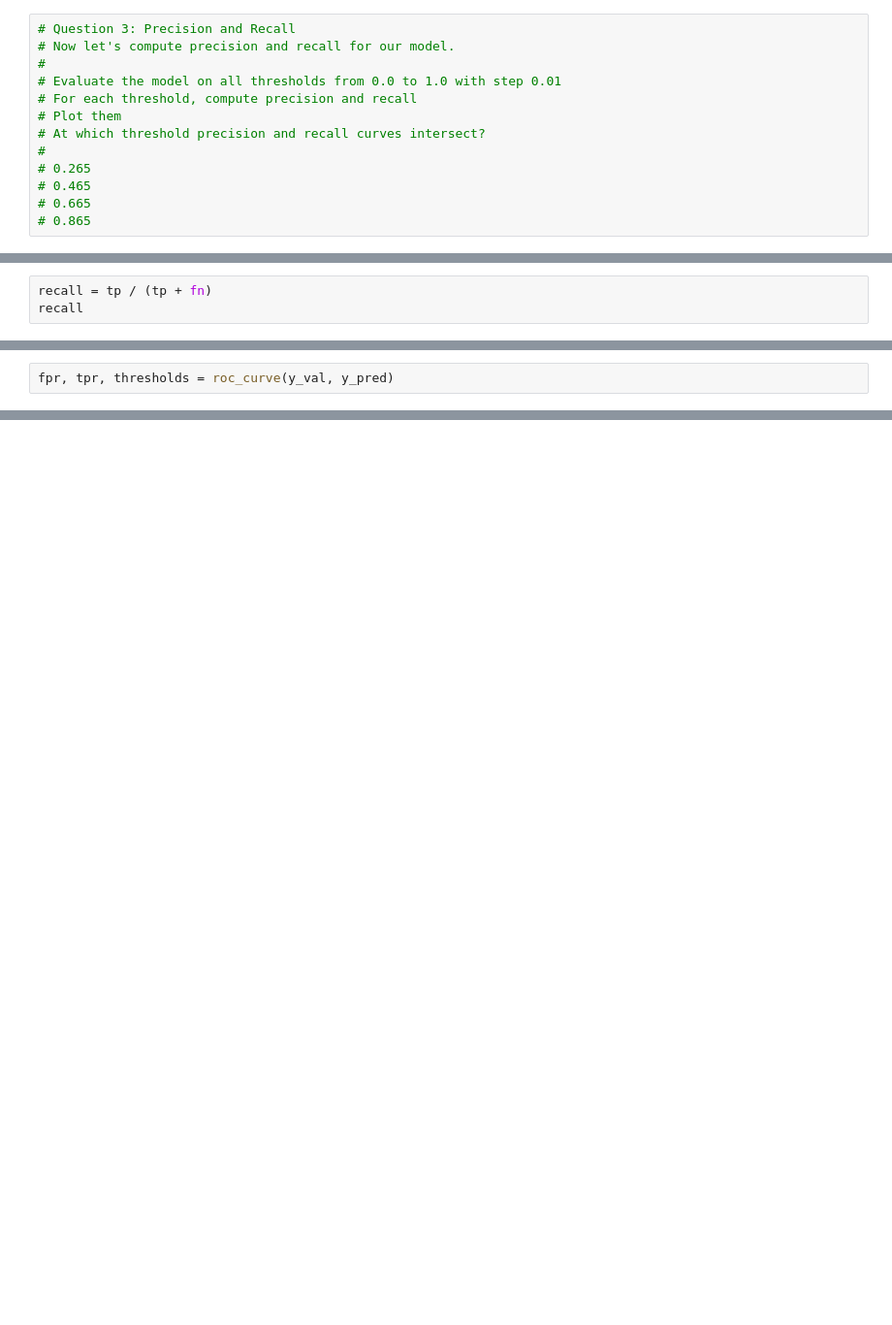
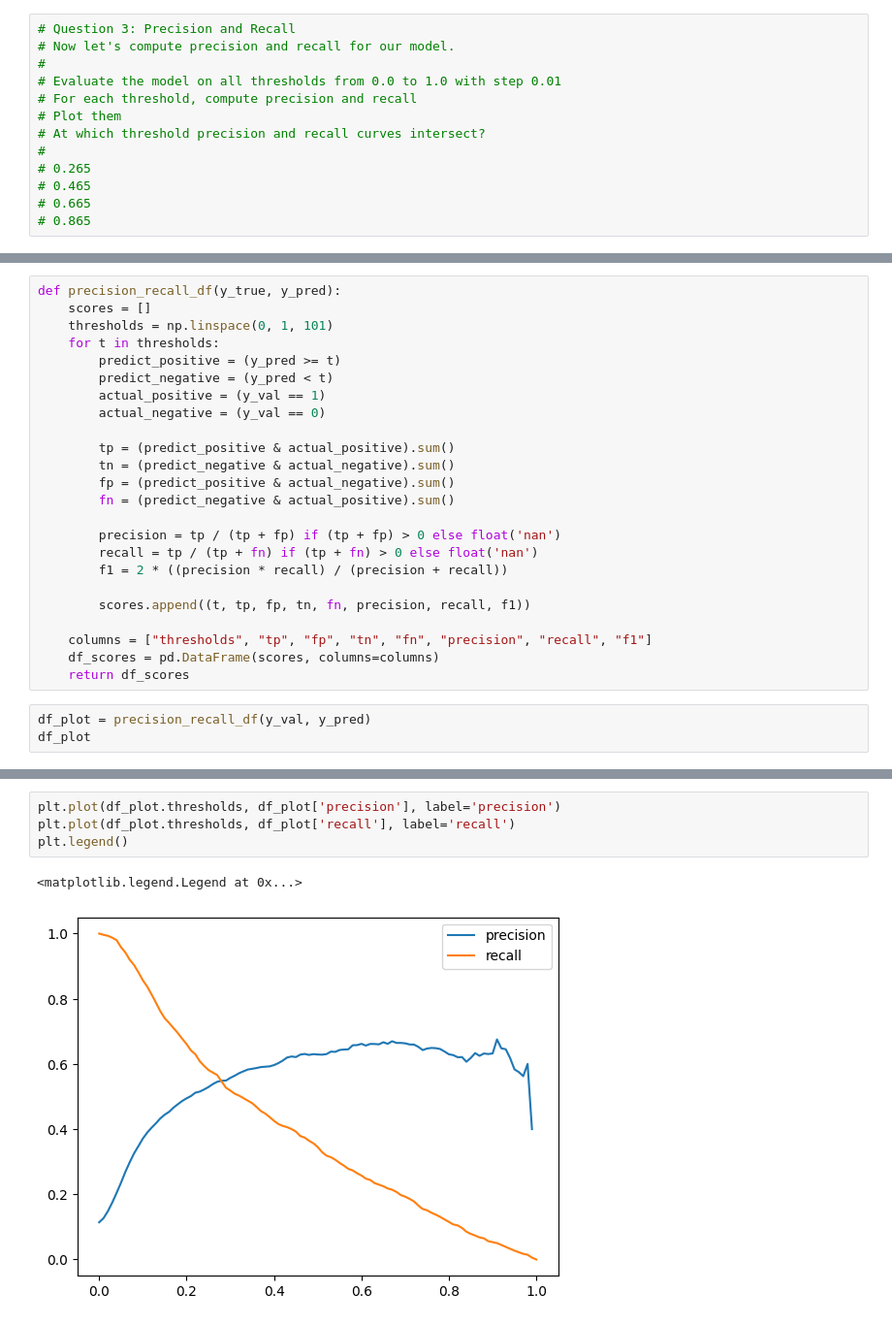
Before and after one commit to 7Starik7/rd-ml-zoomcamp-2024, a Jupyter notebook: notebooks/Homework4.ipynb, the cells around one changed output, grey strips where cells are left out. Shown: that part at 97% size. Drawn from its saved outputs; the diff is of its cells as text; blank space fills up the shorter version.

```diff
--- a/notebooks/Homework4.ipynb
+++ b/notebooks/Homework4.ipynb
@@ -233,3 +180,0 @@ np.float64(0.6695059625212947)
-# %%
-recall = tp / (tp + fn)
-recall
@@ -248,2 +180,0 @@ np.float64(0.024246969128858892)
-# %%
-fpr, tpr, thresholds = roc_curve(y_val, y_pred)
@@ -262,0 +181,27 @@ plt.legend()
+# %%
+def precision_recall_df(y_true, y_pred):
+    scores = []
+    thresholds = np.linspace(0, 1, 101)
+    for t in thresholds:
+        predict_positive = (y_pred >= t)
+        predict_negative = (y_pred < t)
+        actual_positive = (y_val == 1)
+        actual_negative = (y_val == 0)
+
+        tp = (predict_positive & actual_positive).sum()
+        tn = (predict_negative & actual_negative).sum()
+        fp = (predict_positive & actual_negative).sum()
+        fn = (predict_negative & actual_positive).sum()
+
+        precision = tp / (tp + fp) if (tp + fp) > 0 else float('nan')
+        recall = tp / (tp + fn) if (tp + fn) > 0 else float('nan')
+        f1 = 2 * ((precision * recall) / (precision + recall))
+
+        scores.append((t, tp, fp, tn, fn, precision, recall, f1))
+
+    columns = ["thresholds", "tp", "fp", "tn", "fn", "precision", "recall", "f1"]
+    df_scores = pd.DataFrame(scores, columns=columns)
+    return df_scores
+# %%
+df_plot = precision_recall_df(y_val, y_pred)
+df_plot
@@ -262,0 +222,7 @@ plt.legend()
+# %%
+plt.plot(df_plot.thresholds, df_plot['precision'], label='precision')
+plt.plot(df_plot.thresholds, df_plot['recall'], label='recall')
+plt.legend()
+# %% [output]
+<matplotlib.legend.Legend at 0x...>
+[figure, added]
```
Also changed, not shown: parts of 27 cells of this notebook.
